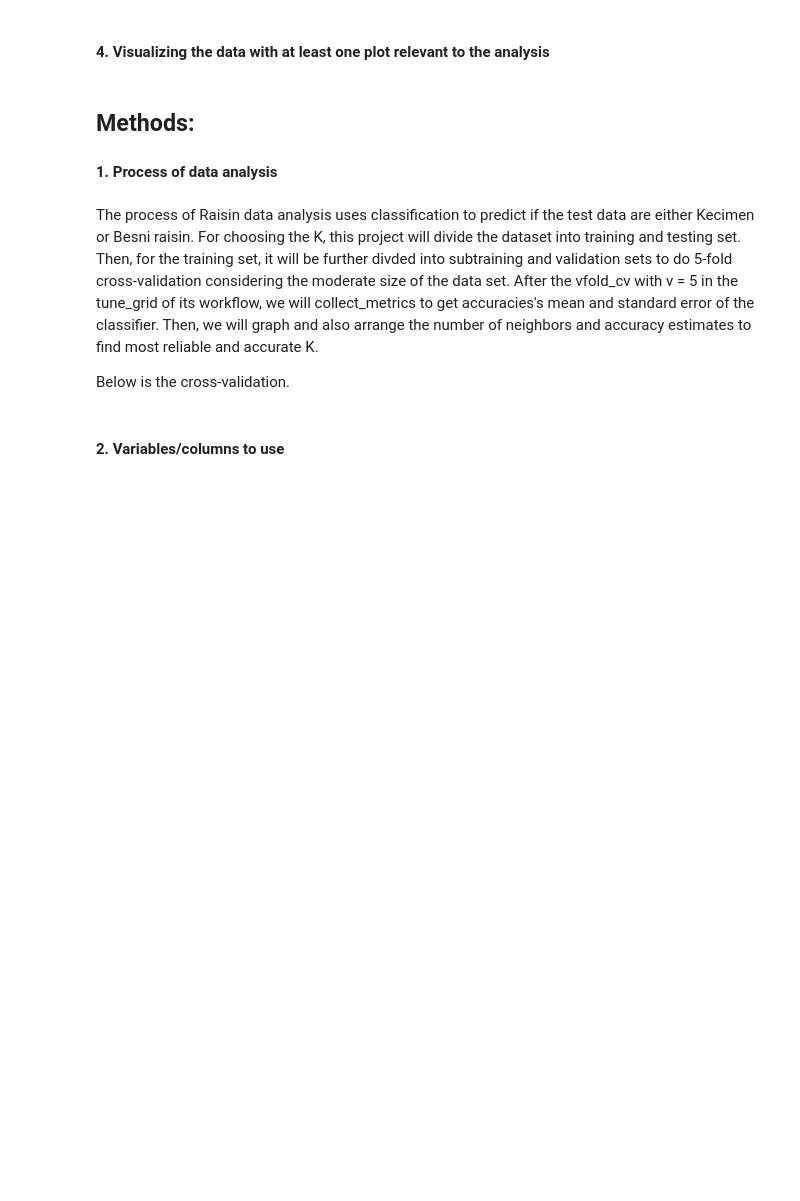
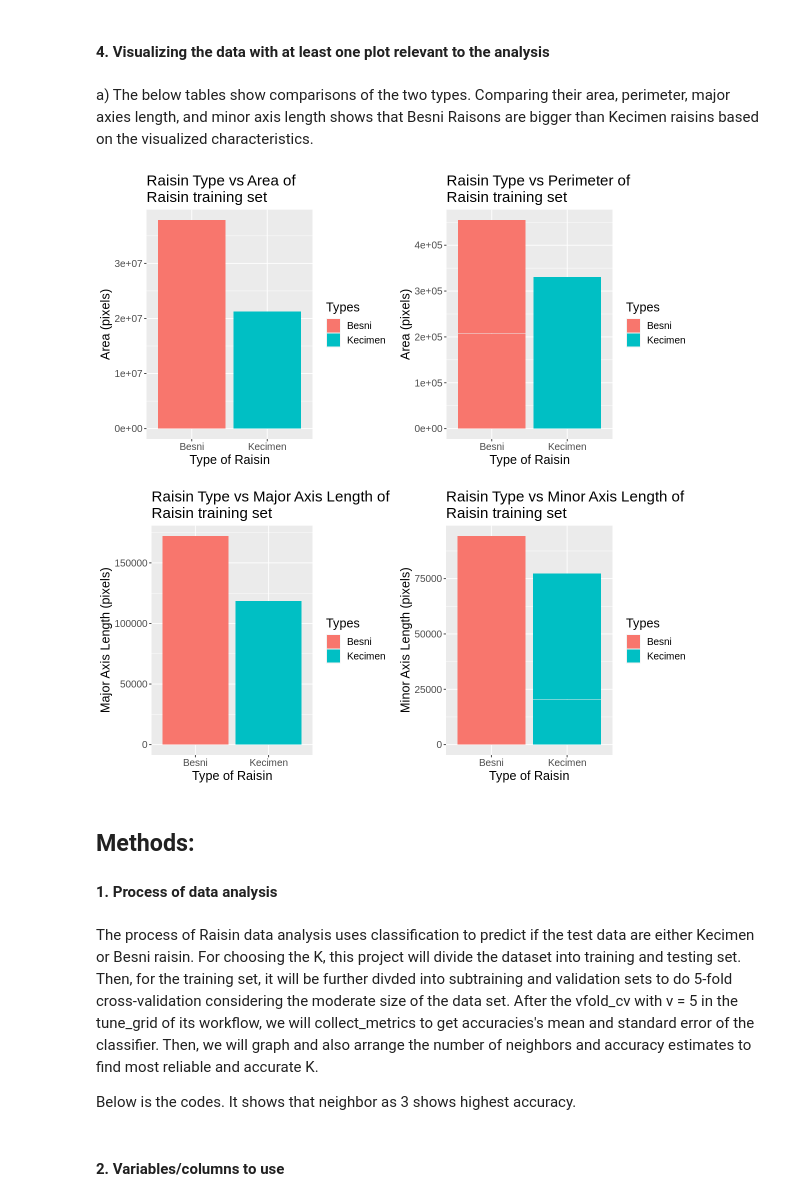
Before and after one commit to dylankim990/DSCI100_Group_1, a Jupyter notebook: practice.ipynb, the cells around one changed output. Saved outputs shown, nothing was run; the diff lists cells and outputs as text; code cells hidden in the pictures; blank space fills up the shorter version.

```diff
--- a/practice.ipynb
+++ b/practice.ipynb
@@ -103,0 +109,2 @@ num_of_na
+# %% [markdown]
+a) The below tables show comparisons of the two types. Comparing their area, perimeter, major axies length, and minor axis length shows that Besni Raisons are bigger than Kecimen raisins based on the visualized characteristics.
@@ -104,3 +113,38 @@ num_of_na
+# %%
+#a) comparing the distributions of each of the predictor variables
+options(repr.plot.width = 10, repr.plot.height = 5)
+
+class_vs_area <- ggplot(raisin_training, aes(x = Class, y = Area, fill = Class)) +
+    geom_bar(stat = "identity") +
+    labs(x = "Type of Raisin", y = "Area (pixels)", fill = "Types") +
+    theme(text = element_text(size = 15)) +
+    ggtitle("Raisin Type vs Area of
+Raisin training set")
+class_vs_perimeter <- ggplot(raisin_training, aes(x = Class, y = Perimeter, fill = Class)) +
+    geom_bar(stat = "identity") +
+    labs(x = "Type of Raisin", y = "Area (pixels)", fill = "Types") +
+    theme(text = element_text(size = 15)) +
+    ggtitle("Raisin Type vs Perimeter of
+Raisin training set")
+
+class_vs_majoraxislength <- ggplot(raisin_training, aes(x = Class, y = MajorAxisLength, fill = Class)) +
+    geom_bar(stat = "identity") +
+    labs(x = "Type of Raisin", y = "Major Axis Length (pixels)", fill = "Types") +
+    theme(text = element_text(size = 15)) +
+    ggtitle("Raisin Type vs Major Axis Length of
+Raisin training set")
+class_vs_minoraxislength <- ggplot(raisin_training, aes(x = Class, y = MinorAxisLength, fill = Class)) +
+    geom_bar(stat = "identity") +
+    labs(x = "Type of Raisin", y = "Minor Axis Length (pixels)", fill = "Types") +
+    theme(text = element_text(size = 15)) +
+    ggtitle("Raisin Type vs Minor Axis Length of
+Raisin training set")
+
+grid.arrange(class_vs_area, class_vs_perimeter, ncol=2)
+grid.arrange(class_vs_majoraxislength, class_vs_minoraxislength, ncol=2)
+# %% [output]
+[figure, added]
+[figure, added]
 # %% [markdown]
 ## Methods:
 
@@ -108,7 +152,7 @@ num_of_na
 # %% [markdown]
 The process of Raisin data analysis uses classification to predict if the test data are either Kecimen or Besni raisin. For choosing the K, this project will divide the dataset into training and testing set. Then, for the training set, it will be further divded into subtraining and validation sets to do 5-fold cross-validation considering the moderate size of the data set. After the vfold_cv with v = 5 in the tune_grid of its workflow, we will collect_metrics to get accuracies's mean and standard error of the classifier. Then, we will graph and also arrange the number of neighbors and accuracy estimates to find most reliable and accurate K.
 
-Below is the cross-validation.
+Below is the codes. It shows that neighbor as 3 shows highest accuracy.
 # %% [markdown]
 #### 2. Variables/columns to use
 # %% [markdown]
```
Also changed, not shown: parts of 14 cells of this notebook.
